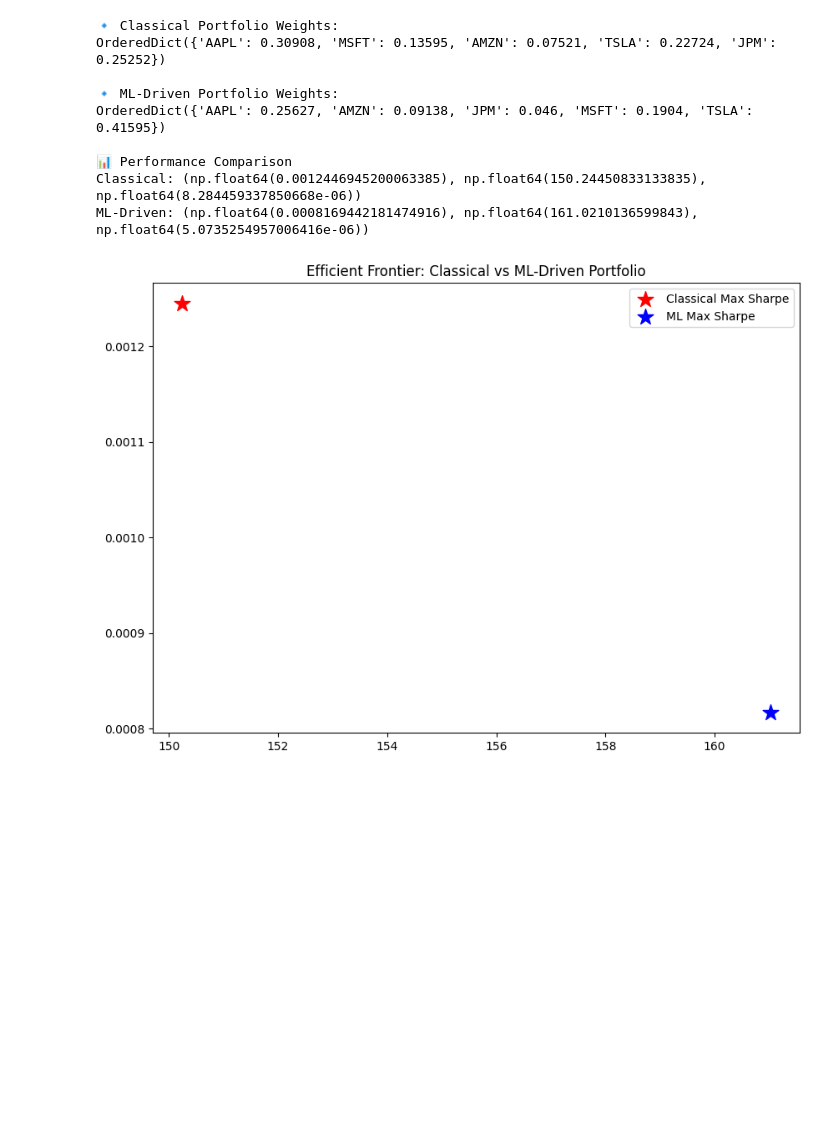
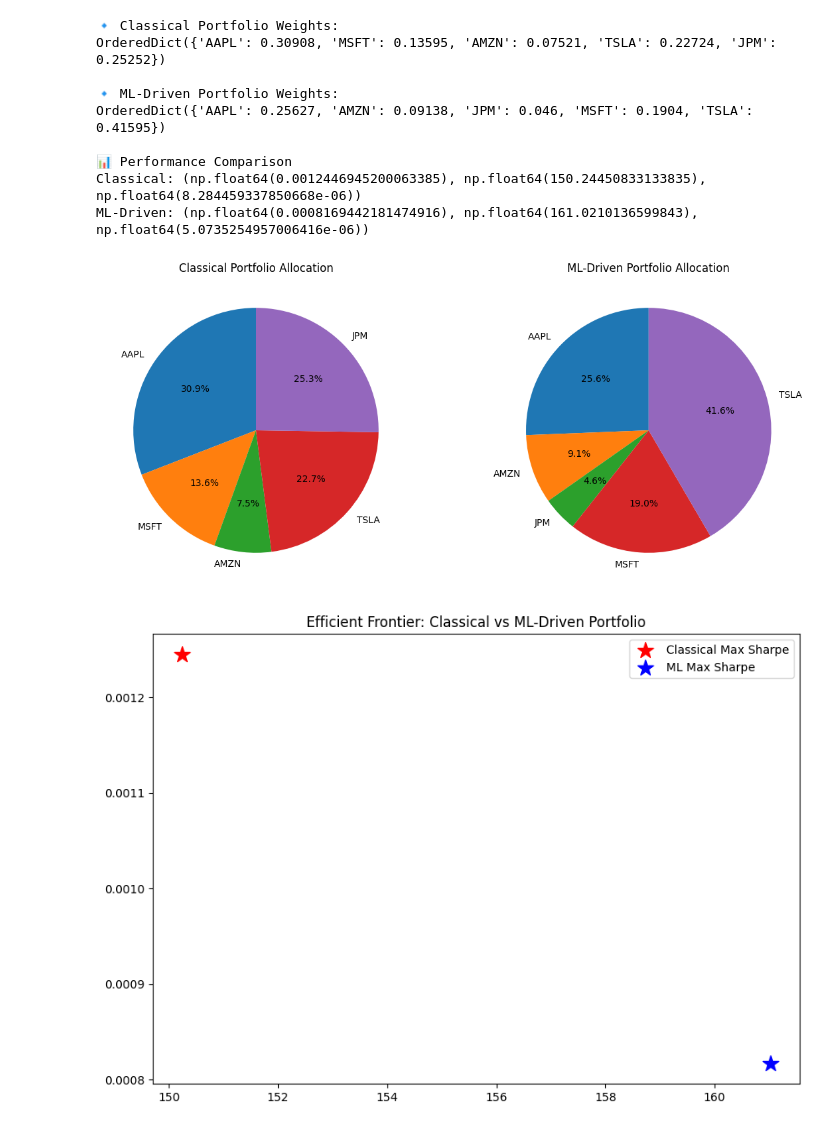
Before and after one commit to Anshul2110/portfolio_optimization_ML, a Jupyter notebook: Notebooks/Portfolio_optimization.ipynb, the cells around one changed output. Saved outputs shown, nothing was run; the diff lists cells and outputs as text; code cells hidden in the pictures; blank space fills up the shorter version.

Commit message:
pie chart added

```diff
--- a/Notebooks/Portfolio_optimization.ipynb
+++ b/Notebooks/Portfolio_optimization.ipynb
@@ -102,6 +102,25 @@ OrderedDict({'AAPL': 0.25627, 'AMZN': 0.09138, 'JPM': 0.046, 'MSFT': 0.1904, 'TS
 📊 Performance Comparison
 Classical: (np.float64(0.0012446945200063385), np.float64(150.24450833133835), np.float64(8.284459337850668e-06))
 ML-Driven: (np.float64(0.0008169442181474916), np.float64(161.0210136599843), np.float64(5.0735254957006416e-06))
+# %%
+# visualizaing portfolio allocations
+fig, ax = plt.subplots(1, 2, figsize=(14,6))
+
+# Pie chart: Classical Portfolio
+ax[0].pie(cleaned_weights_classical.values(),
+          labels=cleaned_weights_classical.keys(),
+          autopct='%1.1f%%', startangle=90)
+ax[0].set_title("Classical Portfolio Allocation")
+
+# Pie chart: ML-Driven Portfolio
+ax[1].pie(cleaned_weights_ml.values(),
+          labels=cleaned_weights_ml.keys(),
+          autopct='%1.1f%%', startangle=90)
+ax[1].set_title("ML-Driven Portfolio Allocation")
+
+plt.show()
+# %% [output]
+[figure, added]
 # %%
 plt.figure(figsize=(10,7))
 # plotting.plot_efficient_frontier(ef_classical, show_assets=True)
```
